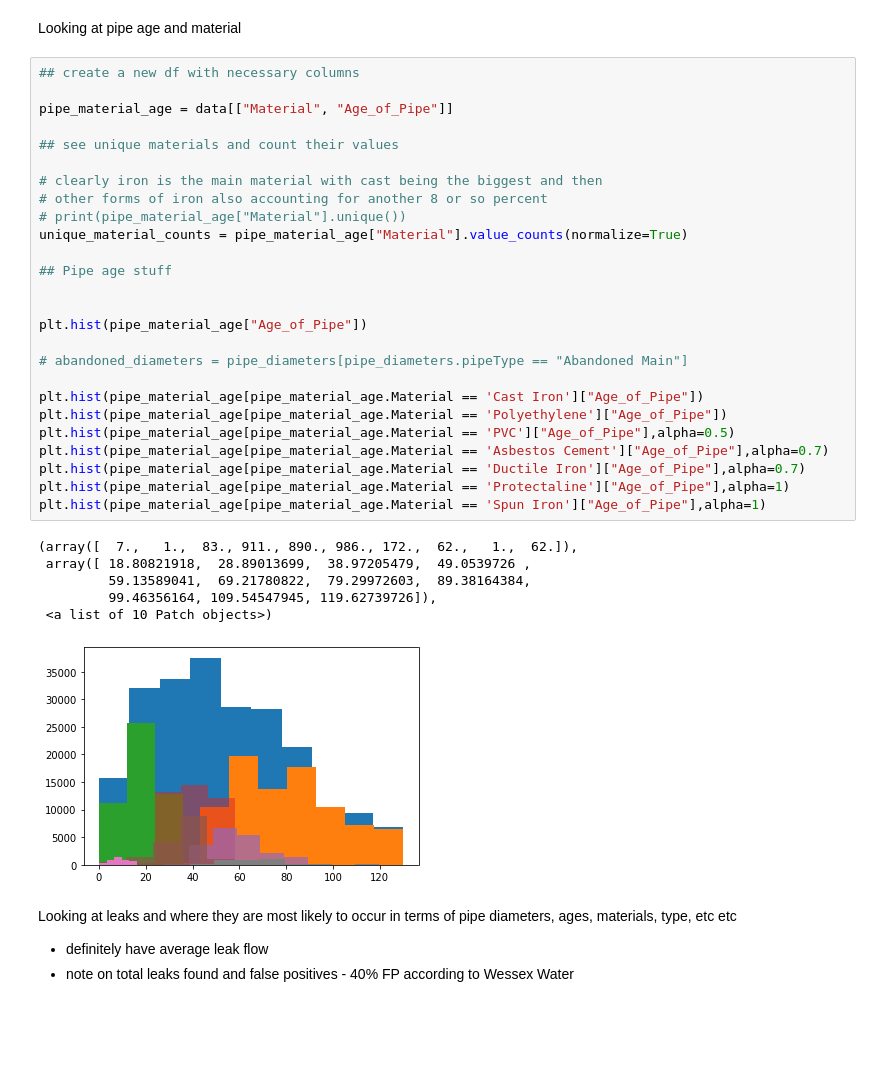
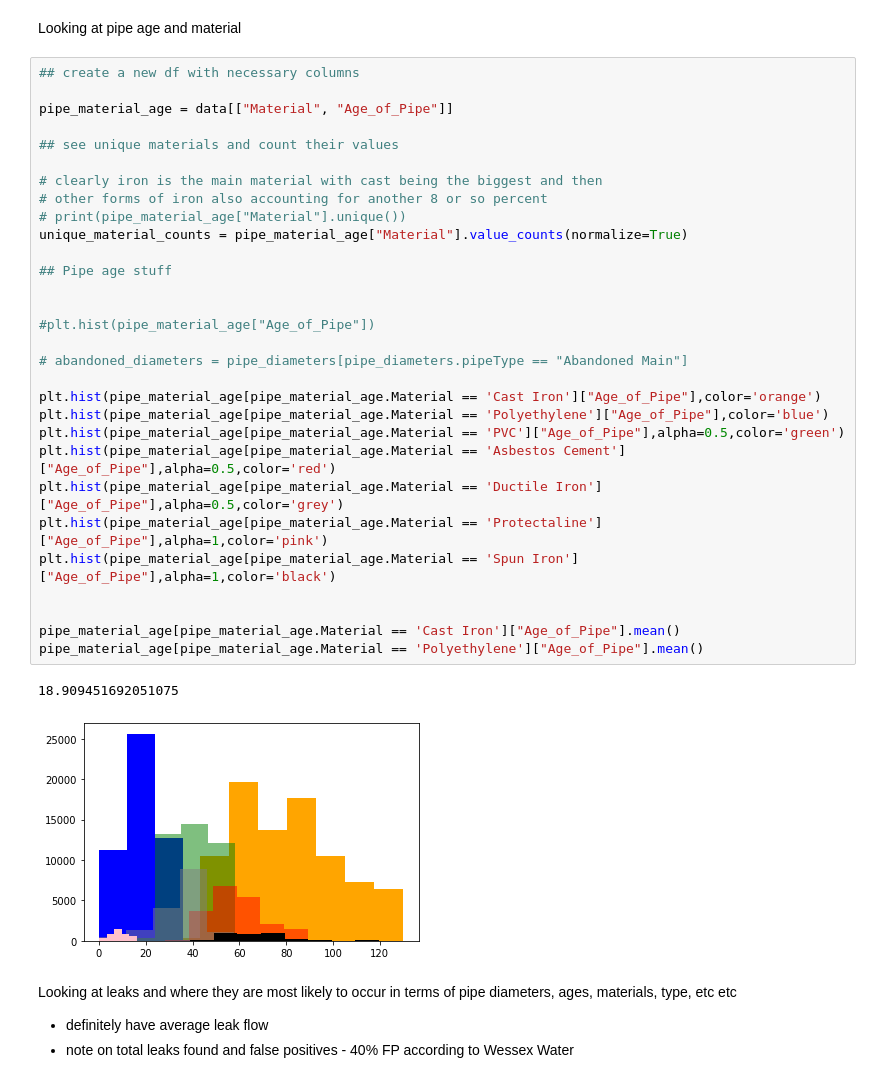
Before and after one commit to OP439/Futures, a Jupyter notebook: WessexWaterData/DatasetInvestigation.ipynb, the cells around one changed output. Cells and saved outputs as stored; diff of their text form; blank space fills up the shorter version.

Commit message:
Added in mean calc shown

```diff
--- a/WessexWaterData/DatasetInvestigation.ipynb
+++ b/WessexWaterData/DatasetInvestigation.ipynb
@@ -55,36 +55,36 @@ Looking at pipe age and material
 # %%
 ## create a new df with necessary columns
 
 pipe_material_age = data[["Material", "Age_of_Pipe"]]
 
 ## see unique materials and count their values
 
 # clearly iron is the main material with cast being the biggest and then
 # other forms of iron also accounting for another 8 or so percent
 # print(pipe_material_age["Material"].unique())
 unique_material_counts = pipe_material_age["Material"].value_counts(normalize=True)
 
 ## Pipe age stuff
 
 
-plt.hist(pipe_material_age["Age_of_Pipe"])
+#plt.hist(pipe_material_age["Age_of_Pipe"])
 
 # abandoned_diameters = pipe_diameters[pipe_diameters.pipeType == "Abandoned Main"]
 
-plt.hist(pipe_material_age[pipe_material_age.Material == 'Cast Iron']["Age_of_Pipe"])
-plt.hist(pipe_material_age[pipe_material_age.Material == 'Polyethylene']["Age_of_Pipe"])
-plt.hist(pipe_material_age[pipe_material_age.Material == 'PVC']["Age_of_Pipe"],alpha=0.5)
-plt.hist(pipe_material_age[pipe_material_age.Material == 'Asbestos Cement']["Age_of_Pipe"],alpha=0.7)
-plt.hist(pipe_material_age[pipe_material_age.Material == 'Ductile Iron']["Age_of_Pipe"],alpha=0.7)
-plt.hist(pipe_material_age[pipe_material_age.Material == 'Protectaline']["Age_of_Pipe"],alpha=1)
-plt.hist(pipe_material_age[pipe_material_age.Material == 'Spun Iron']["Age_of_Pipe"],alpha=1)
+plt.hist(pipe_material_age[pipe_material_age.Material == 'Cast Iron']["Age_of_Pipe"],color='orange')
+plt.hist(pipe_material_age[pipe_material_age.Material == 'Polyethylene']["Age_of_Pipe"],color='blue')
+plt.hist(pipe_material_age[pipe_material_age.Material == 'PVC']["Age_of_Pipe"],alpha=0.5,color='green')
+plt.hist(pipe_material_age[pipe_material_age.Material == 'Asbestos Cement']["Age_of_Pipe"],alpha=0.5,color='red')
+plt.hist(pipe_material_age[pipe_material_age.Material == 'Ductile Iron']["Age_of_Pipe"],alpha=0.5,color='grey')
+plt.hist(pipe_material_age[pipe_material_age.Material == 'Protectaline']["Age_of_Pipe"],alpha=1,color='pink')
+plt.hist(pipe_material_age[pipe_material_age.Material == 'Spun Iron']["Age_of_Pipe"],alpha=1,color='black')
+
+
+pipe_material_age[pipe_material_age.Material == 'Cast Iron']["Age_of_Pipe"].mean()
+pipe_material_age[pipe_material_age.Material == 'Polyethylene']["Age_of_Pipe"].mean()
 # %% [output]
-(array([  7.,   1.,  83., 911., 890., 986., 172.,  62.,   1.,  62.]),
- array([ 18.80821918,  28.89013699,  38.97205479,  49.0539726 ,
-         59.13589041,  69.21780822,  79.29972603,  89.38164384,
-         99.46356164, 109.54547945, 119.62739726]),
- <a list of 10 Patch objects>)
+18.909451692051075
-[figure, old version]
+[figure, new version]
 # %% [markdown]
 Looking at leaks and where they are most likely to occur in terms of pipe diameters, ages, materials, type, etc etc
 
```
Also changed, not shown: parts of 5 cells of this notebook.
